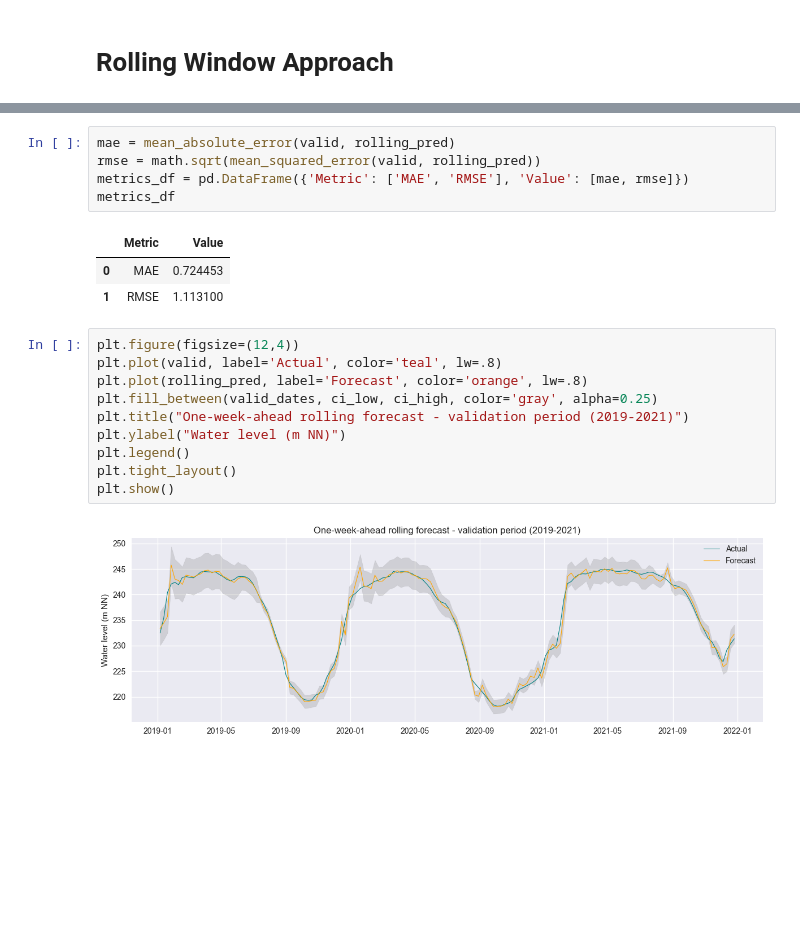
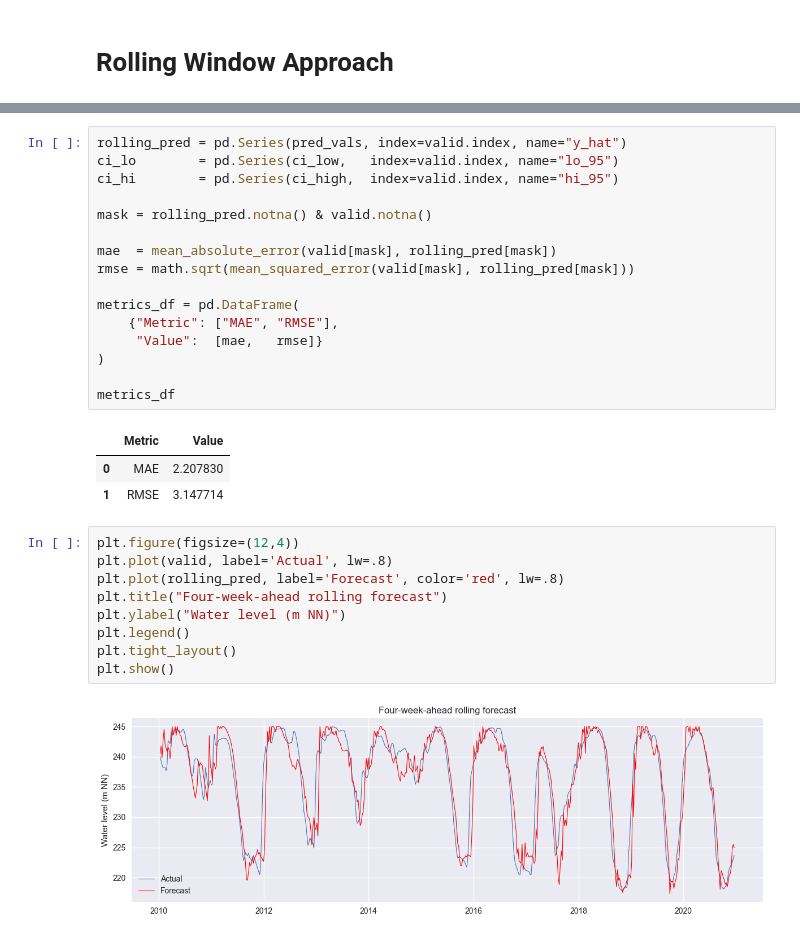
Before and after one commit to Marius-Knipp/edersee-water-prediction, a Jupyter notebook: notebooks/SARIMA.ipynb, the cells around one changed output, grey strips where cells are left out. Saved outputs shown, nothing was run; the diff lists cells and outputs as text; blank space fills up the shorter version.

```diff
--- a/notebooks/SARIMA.ipynb
+++ b/notebooks/SARIMA.ipynb
@@ -229,21 +312,31 @@ ci_high = pd.Series(ci_high, index=valid_dates)
-# %%
-mae = mean_absolute_error(valid, rolling_pred)
-rmse = math.sqrt(mean_squared_error(valid, rolling_pred))
-metrics_df = pd.DataFrame({'Metric': ['MAE', 'RMSE'], 'Value': [mae, rmse]})
-metrics_df
-# %% [output]
-|  | Metric | Value |
-| 0 | MAE | 0.724453 |
-| 1 | RMSE | 1.113100 |
+# %%
+rolling_pred = pd.Series(pred_vals, index=valid.index, name="y_hat")
+ci_lo        = pd.Series(ci_low,   index=valid.index, name="lo_95")
+ci_hi        = pd.Series(ci_high,  index=valid.index, name="hi_95")
+
+mask = rolling_pred.notna() & valid.notna()
+
+mae  = mean_absolute_error(valid[mask], rolling_pred[mask])
+rmse = math.sqrt(mean_squared_error(valid[mask], rolling_pred[mask]))
+
+metrics_df = pd.DataFrame(
+    {"Metric": ["MAE", "RMSE"],
+     "Value":  [mae,   rmse]}
+)
+
+metrics_df
+# %% [output]
+|  | Metric | Value |
+| 0 | MAE | 2.207830 |
+| 1 | RMSE | 3.147714 |
 # %%
 plt.figure(figsize=(12,4))
-plt.plot(valid, label='Actual', color='teal', lw=.8)
-plt.plot(rolling_pred, label='Forecast', color='orange', lw=.8)
-plt.fill_between(valid_dates, ci_low, ci_high, color='gray', alpha=0.25)
-plt.title("One-week-ahead rolling forecast - validation period (2019-2021)")
+plt.plot(valid, label='Actual', lw=.8)
+plt.plot(rolling_pred, label='Forecast', color='red', lw=.8)
+plt.title("Four-week-ahead rolling forecast")
 plt.ylabel("Water level (m NN)")
 plt.legend()
 plt.tight_layout()
 plt.show()
 # %% [output]
-[figure, old version]
+[figure, new version]
```
Also changed, not shown: parts of 7 cells of this notebook.
